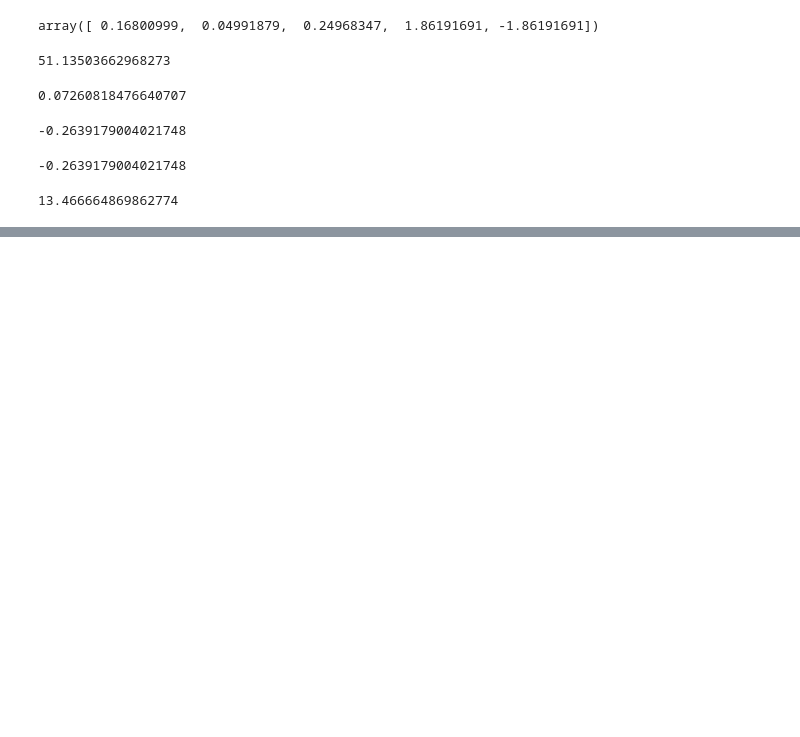
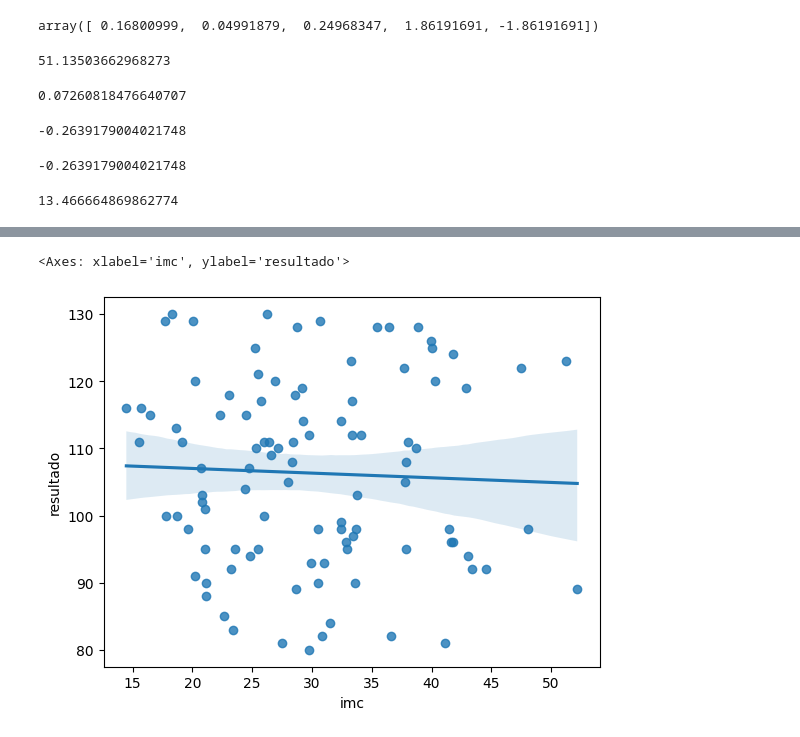
Before and after one commit to angelomedeiros/formacao-ia-modelo_diabetes, a Jupyter notebook: model_diabetes.ipynb, the cells around one changed output, grey strips where cells are left out. Saved outputs shown, nothing was run; the diff lists cells and outputs as text; code cells hidden in the pictures; blank space fills up the shorter version.

```diff
--- a/model_diabetes.ipynb
+++ b/model_diabetes.ipynb
@@ -292,0 +334,5 @@ mean_absolute_error(y_test, y_pred)
+# %%
+sns.regplot(x='imc', y='resultado', data=df_exames)
+# %% [output]
+<Axes: xlabel='imc', ylabel='resultado'>
+[figure, added]
```
Also changed, not shown: parts of 9 cells of this notebook.
